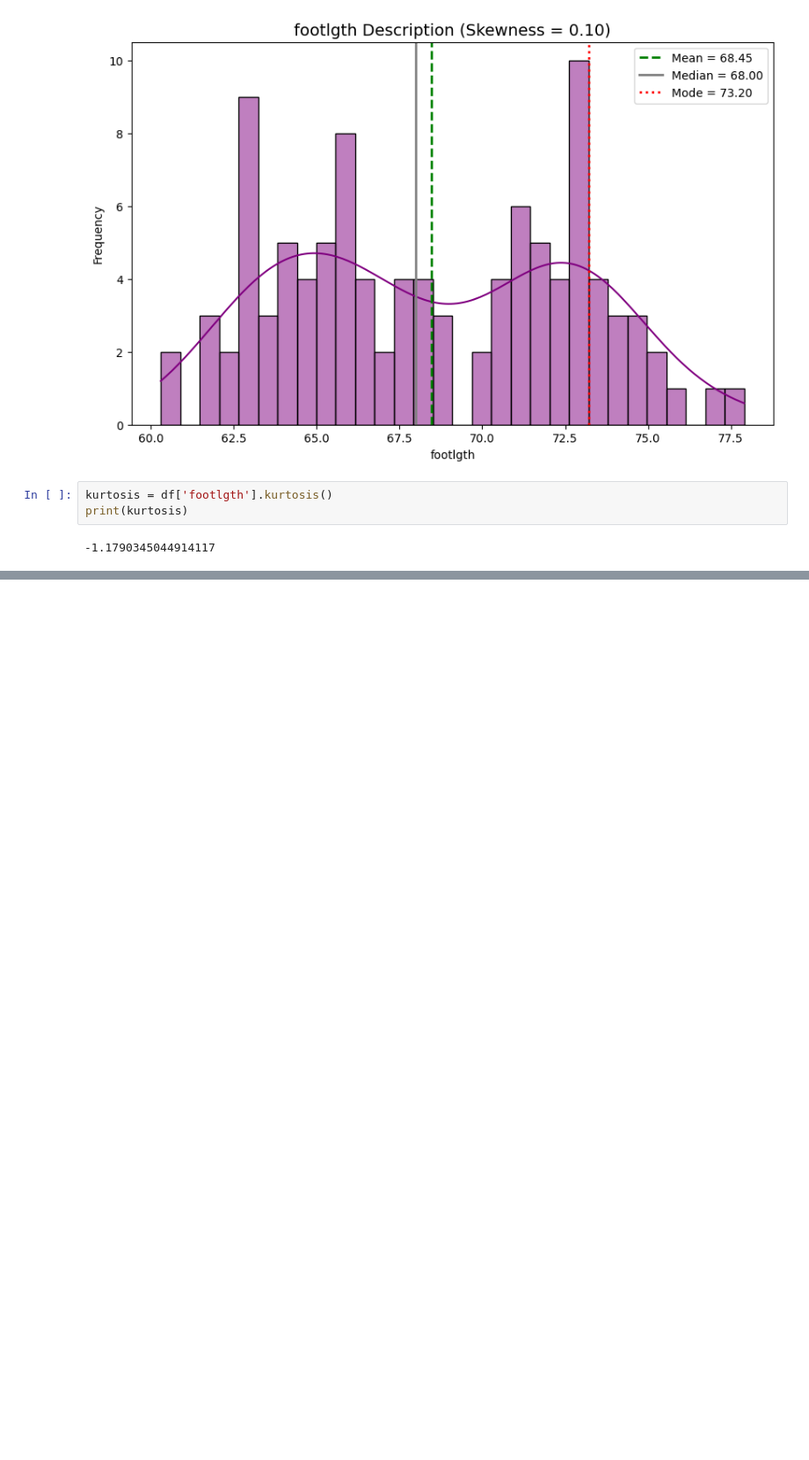
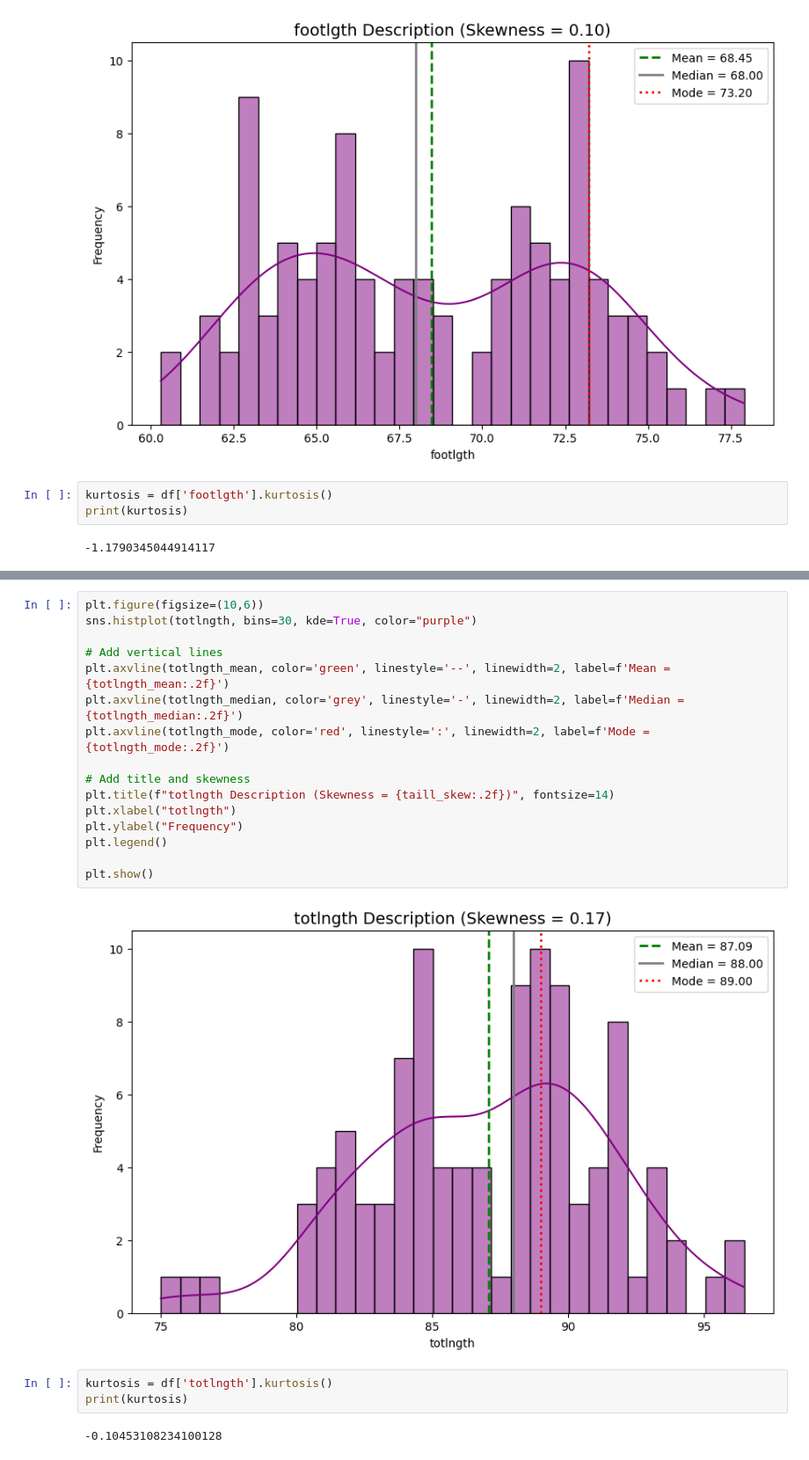
Before and after one commit to alfamado/task, a Jupyter notebook: stats/statistics_task4.ipynb, the cells around one changed output, grey strips where cells are left out. Shown at 88% size. Saved outputs shown, nothing was run; the diff lists cells and outputs as text; blank space fills up the shorter version.

```diff
--- a/stats/statistics_task4.ipynb
+++ b/stats/statistics_task4.ipynb
@@ -829,0 +968,23 @@ TypeError: Could not convert ['VicVicVicVicVicVicVicVicVicVicVicVicVicVicVicVicV
+# %%
+plt.figure(figsize=(10,6))
+sns.histplot(totlngth, bins=30, kde=True, color="purple")
+
+# Add vertical lines
+plt.axvline(totlngth_mean, color='green', linestyle='--', linewidth=2, label=f'Mean = {totlngth_mean:.2f}')
+plt.axvline(totlngth_median, color='grey', linestyle='-', linewidth=2, label=f'Median = {totlngth_median:.2f}')
+plt.axvline(totlngth_mode, color='red', linestyle=':', linewidth=2, label=f'Mode = {totlngth_mode:.2f}')
+
+# Add title and skewness
+plt.title(f"totlngth Description (Skewness = {taill_skew:.2f})", fontsize=14)
+plt.xlabel("totlngth")
+plt.ylabel("Frequency")
+plt.legend()
+
+plt.show()
+# %% [output]
+[figure, added]
+# %%
+kurtosis = df['totlngth'].kurtosis()
+print(kurtosis)
+# %% [output]
+-0.10453108234100128
```
Also changed, not shown: parts of 19 cells of this notebook.
